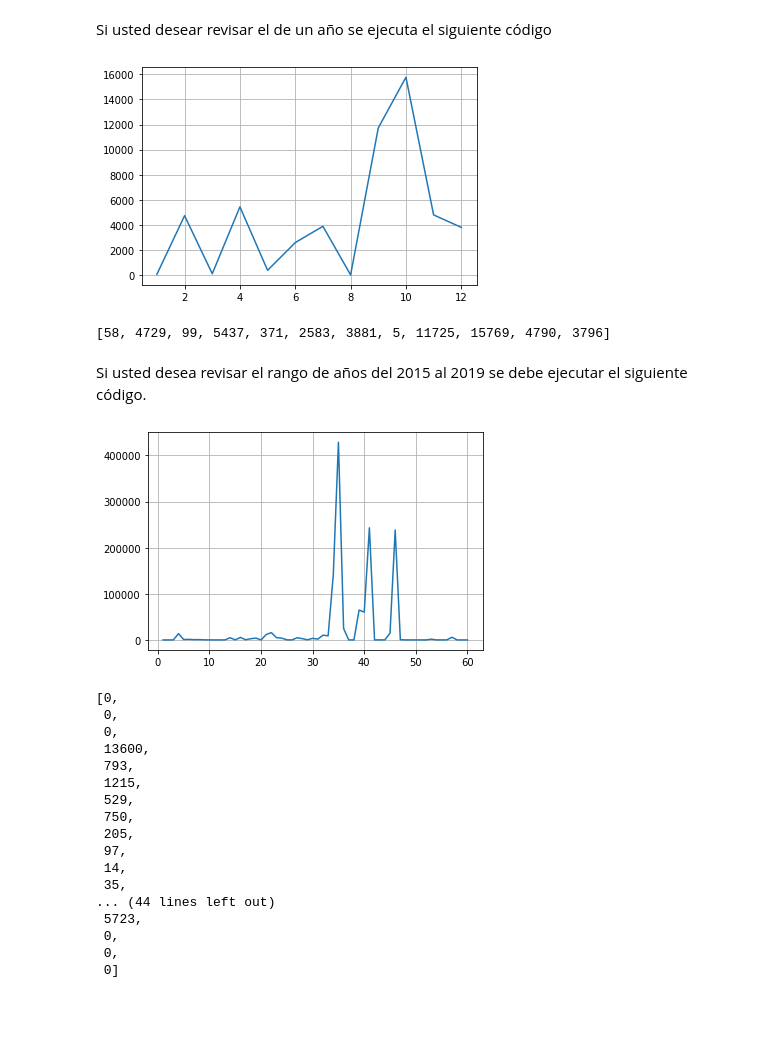
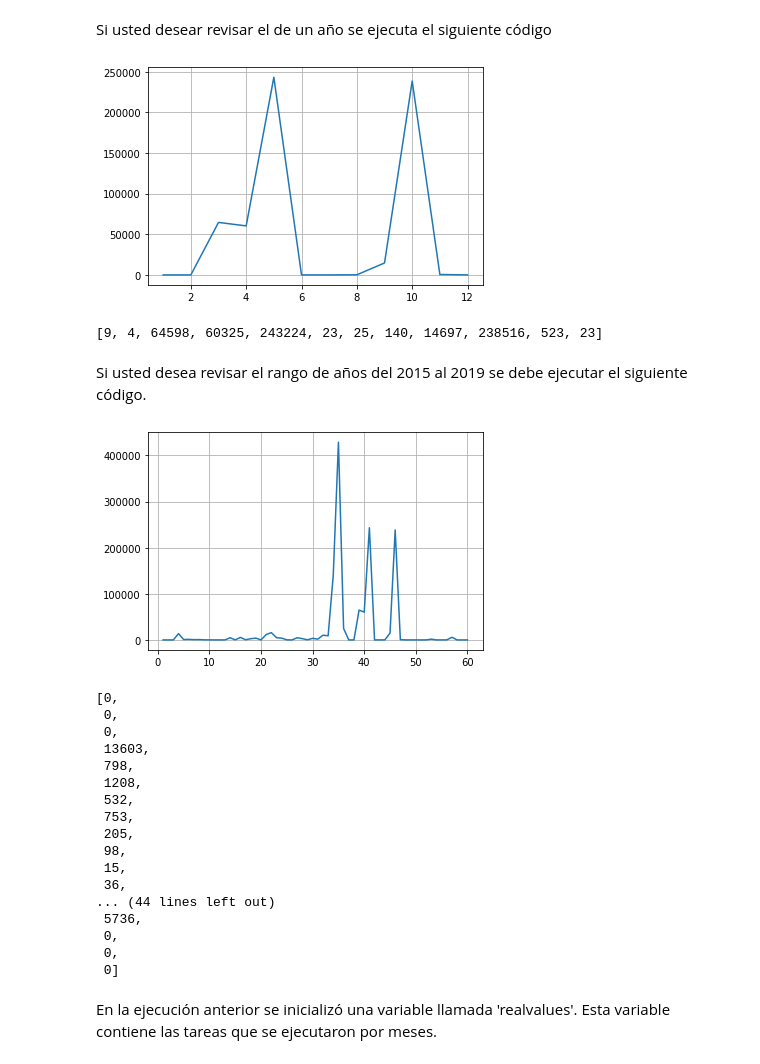
Before and after one commit to josanabr/visualizingUVClusterData, a Jupyter notebook: Analizando Datos del Cluster Univalle.ipynb, the cells around one changed output. Cells and saved outputs as stored; diff of their text form; code cells hidden in the pictures; blank space fills up the shorter version.

```diff
--- a/Analizando Datos del Cluster Univalle.ipynb
+++ b/Analizando Datos del Cluster Univalle.ipynb
@@ -7,7 +7,7 @@ El código abajo lee datos el archivo `history.csv`.
 # %%
 import pandas as pd
 
-CSVFILENAME = 'history-2019-09-06.csv.gz'
+CSVFILENAME = 'history-2019-09-09.csv.gz'
 
 df = pd.read_csv(CSVFILENAME,compression="gzip",dtype='unicode')
 # %% [markdown]
@@ -57,34 +57,36 @@ def showPlot(xlab, val):
 # %% [markdown]
 Si usted desear revisar el de un año se ejecuta el siguiente código
 # %%
-(xlab, vallog, realvalues) = analizarPorAno(2016, False)
+(xlab, vallog, realvalues) = analizarPorAno(2018, False)
 showPlot(xlab, vallog)
 realvalues
 # %% [output]
-[figure, old version]
+[figure, new version]
-[58, 4729, 99, 5437, 371, 2583, 3881, 5, 11725, 15769, 4790, 3796]
+[9, 4, 64598, 60325, 243224, 23, 25, 140, 14697, 238516, 523, 23]
 # %% [markdown]
 Si usted desea revisar el rango de años del 2015 al 2019 se debe ejecutar el siguiente código.
 # %%
 (xlab, vallog, realvalues) = analizarRangoAnos(2015, 2019, False)
 showPlot(xlab, vallog)
-realvalues
 # %% [output]
 [figure]
 [0,
  0,
  0,
- 13600,
- 793,
- 1215,
- 529,
- 750,
+ 13603,
+ 798,
+ 1208,
+ 532,
+ 753,
  205,
- 97,
- 14,
- 35,
+ 98,
+ 15,
+ 36,
 ... (44 lines left out)
- 5723,
+ 5736,
  0,
  0,
  0]
+# %% [markdown]
+En la ejecución anterior se inicializó una variable llamada 'realvalues'.
+Esta variable contiene las tareas que se ejecutaron por meses.
```
Also changed, not shown: parts of 3 cells of this notebook, 1 other file.
